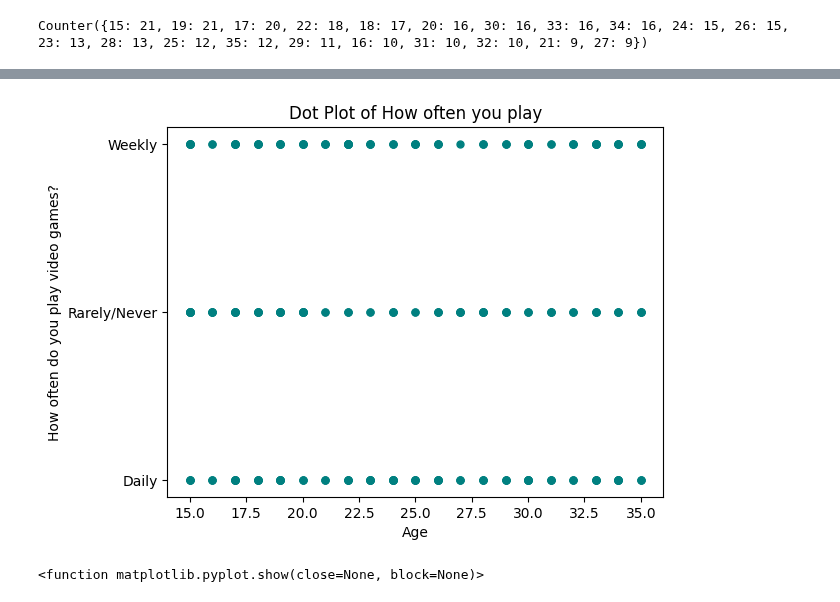
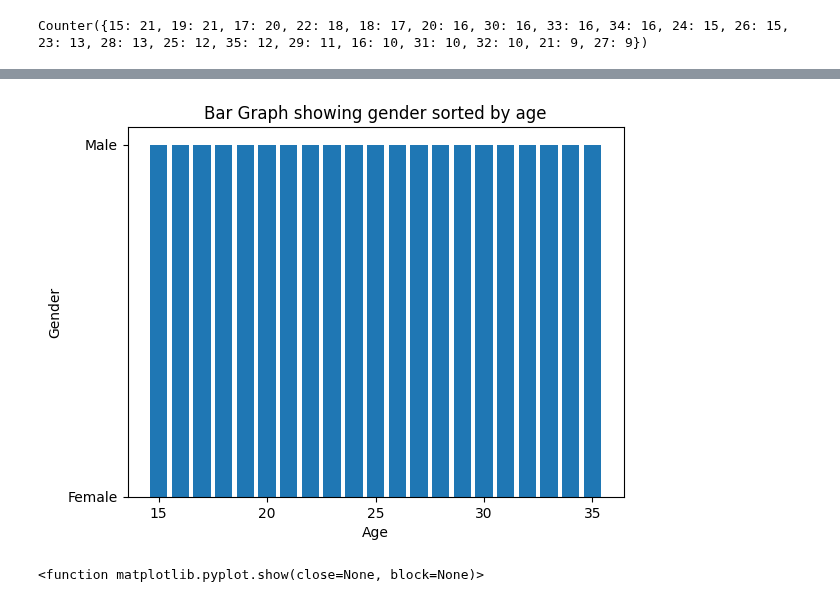
Before and after one commit to Zyoung002/Dataanalyticscapstone, a Jupyter notebook: Gaming_Trends.ipynb, the cells around one changed output, grey strips where cells are left out. Cells and saved outputs as stored; diff of their text form; code cells hidden in the pictures.

```diff
--- a/Gaming_Trends.ipynb
+++ b/Gaming_Trends.ipynb
@@ -430,0 +421,4 @@ Counter({15: 21, 19: 21, 17: 20, 22: 18, 18: 17, 20: 16, 30: 16, 33: 16, 34: 16,
+# %%
+isolated_sorted_age = Original_gaming_survey_cleaned[['Age', 'Gender']].sort_values(by='Gender')
+
+print(isolated_sorted_age)
@@ -431,12 +483,11 @@ Counter({15: 21, 19: 21, 17: 20, 22: 18, 18: 17, 20: 16, 30: 16, 33: 16, 34: 16,
 # %%
-column_mean = Original_gaming_survey_cleaned['Age'].mean()
-plt.plot(Original_gaming_survey_cleaned['Age'], Original_gaming_survey_cleaned['How often do you play video games?'], 'o', color='teal', markersize=5)
-plt.title('Dot Plot of How often you play')
+plt.bar(isolated_sorted_age['Age'], isolated_sorted_age['Gender'])
 plt.xlabel('Age')
-plt.ylabel('How often do you play video games?')
+plt.ylabel('Gender')
+plt.title('Bar Graph showing gender sorted by age')
 plt.show()
 # %% [output]
-[figure, old version]
+[figure, new version]
 # %%
 plt.scatter(isolated_age,isolated_hours, color='yellow', edgecolor='black')
 plt.xlabel('Age')
```
Also changed, not shown: parts of 13 cells of this notebook, 2 other files.
